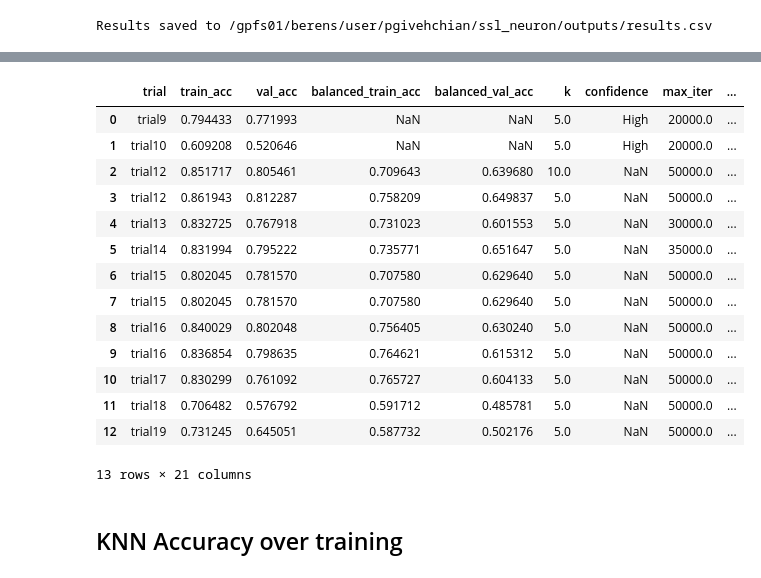
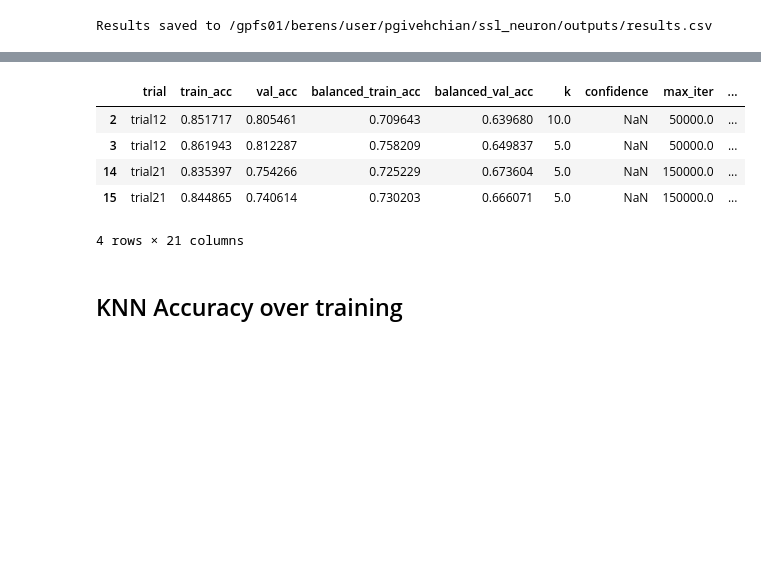
Before and after one commit to pegah81/ssl_neuron, a Jupyter notebook: ssl_neuron/demos/model_inference.ipynb, the cells around one changed output, grey strips where cells are left out. Saved outputs shown, nothing was run; the diff lists cells and outputs as text; code cells hidden in the pictures; blank space fills up the shorter version.

```diff
--- a/ssl_neuron/demos/model_inference.ipynb
+++ b/ssl_neuron/demos/model_inference.ipynb
@@ -816,23 +904,14 @@ trial_results
 # %%
 results = pd.read_csv('/gpfs01/berens/user/pgivehchian/ssl_neuron/outputs/results.csv')
 # %%
-results
+results[results['trial'].isin(['trial12', 'trial21'])]
 # %% [output]
 |  | trial | train_acc | val_acc | balanced_train_acc | balanced_val_acc | k | confidence | max_iter | ... |
-| 0 | trial9 | 0.794433 | 0.771993 | NaN | NaN | 5.0 | High | 20000.0 | ... |
-| 1 | trial10 | 0.609208 | 0.520646 | NaN | NaN | 5.0 | High | 20000.0 | ... |
 | 2 | trial12 | 0.851717 | 0.805461 | 0.709643 | 0.639680 | 10.0 | NaN | 50000.0 | ... |
 | 3 | trial12 | 0.861943 | 0.812287 | 0.758209 | 0.649837 | 5.0 | NaN | 50000.0 | ... |
-| 4 | trial13 | 0.832725 | 0.767918 | 0.731023 | 0.601553 | 5.0 | NaN | 30000.0 | ... |
-| 5 | trial14 | 0.831994 | 0.795222 | 0.735771 | 0.651647 | 5.0 | NaN | 35000.0 | ... |
-| 6 | trial15 | 0.802045 | 0.781570 | 0.707580 | 0.629640 | 5.0 | NaN | 50000.0 | ... |
-| 7 | trial15 | 0.802045 | 0.781570 | 0.707580 | 0.629640 | 5.0 | NaN | 50000.0 | ... |
-| 8 | trial16 | 0.840029 | 0.802048 | 0.756405 | 0.630240 | 5.0 | NaN | 50000.0 | ... |
-| 9 | trial16 | 0.836854 | 0.798635 | 0.764621 | 0.615312 | 5.0 | NaN | 50000.0 | ... |
-| 10 | trial17 | 0.830299 | 0.761092 | 0.765727 | 0.604133 | 5.0 | NaN | 50000.0 | ... |
-| 11 | trial18 | 0.706482 | 0.576792 | 0.591712 | 0.485781 | 5.0 | NaN | 50000.0 | ... |
-| 12 | trial19 | 0.731245 | 0.645051 | 0.587732 | 0.502176 | 5.0 | NaN | 50000.0 | ... |
+| 14 | trial21 | 0.835397 | 0.754266 | 0.725229 | 0.673604 | 5.0 | NaN | 150000.0 | ... |
+| 15 | trial21 | 0.844865 | 0.740614 | 0.730203 | 0.666071 | 5.0 | NaN | 150000.0 | ... |
-13 rows × 21 columns
+4 rows × 21 columns
 # %% [markdown]
 ## KNN Accuracy over training
 # %%
```
Also changed, not shown: parts of 19 cells of this notebook, 6 other files.
